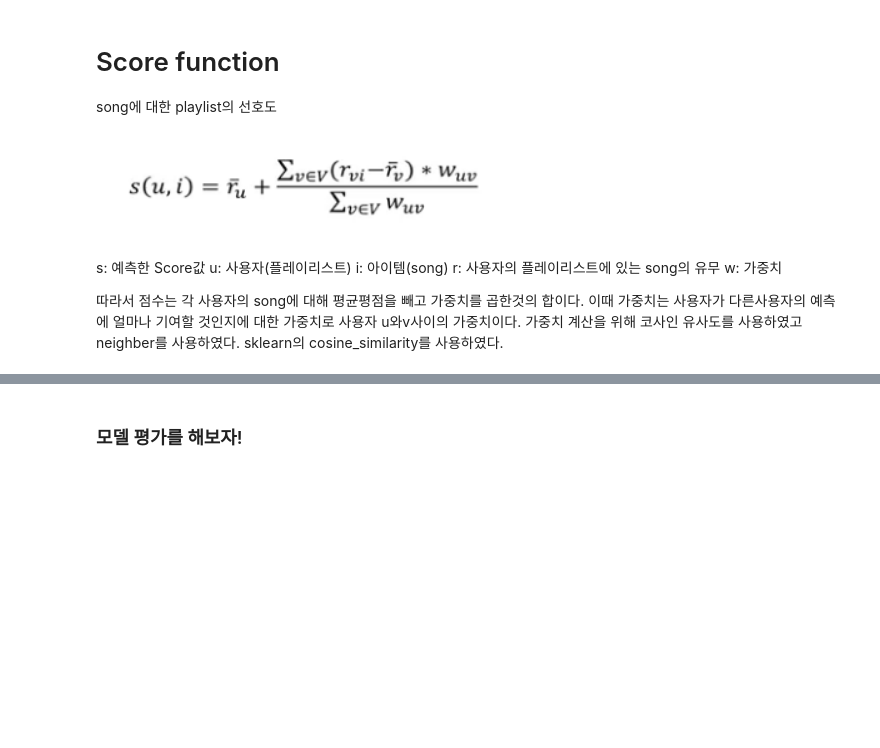
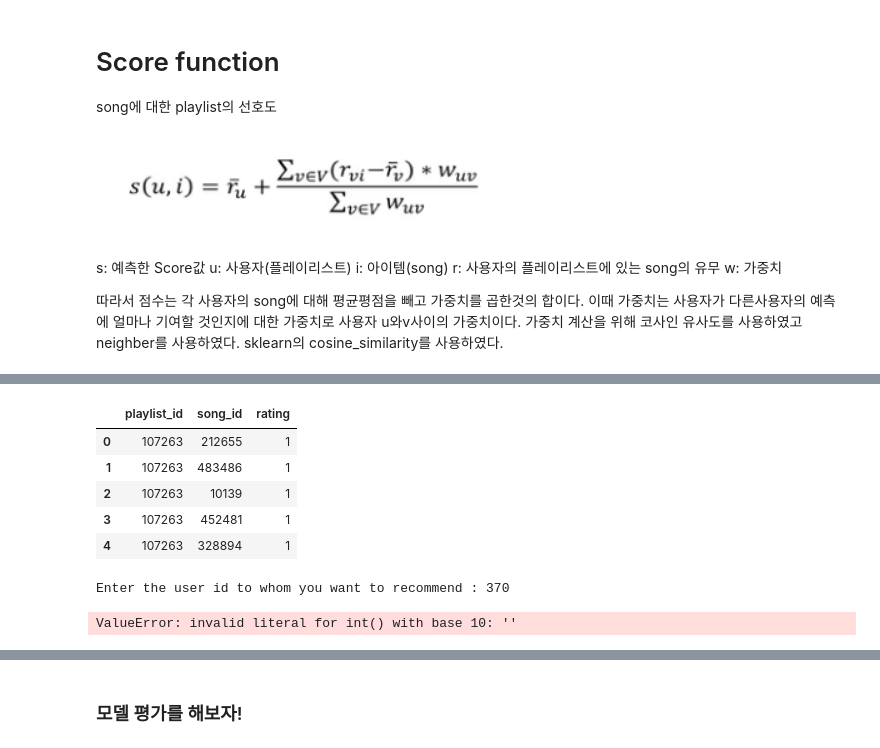
Before and after one commit to kye8524/MLTeamProject, a Jupyter notebook: train.ipynb, the cells around one changed output, grey strips where cells are left out. Drawn from its saved outputs; the diff is of its cells as text; code cells hidden in the pictures; blank space fills up the shorter version.

```diff
--- a/train.ipynb
+++ b/train.ipynb
@@ -224 +225,10 @@ Rating_avg.head()
+# %%
+Ratings.head()
+# %% [output]
+|  | playlist_id | song_id | rating |
+| 0 | 107263 | 212655 | 1 |
+| 1 | 107263 | 483486 | 1 |
+| 2 | 107263 | 10139 | 1 |
+| 3 | 107263 | 452481 | 1 |
+| 4 | 107263 | 328894 | 1 |
 # %%
@@ -257,8 +267,12 @@ def User_item_score1(user):
 # %%
 user = int(input("Enter the user id to whom you want to recommend : "))
-predicted_movies = User_item_score1(user)
+int(user)
+predicted_songs = User_item_score1(user,sim_user_30_m)
 print(" ")
 print("The Recommendations for User Id : 370")
 print("   ")
-for i in predicted_movies:
+for i in predicted_songs:
     print(i)
+# %% [output]
+Enter the user id to whom you want to recommend : 370
+ValueError: invalid literal for int() with base 10: ''
```
Also changed, not shown: parts of 16 cells of this notebook, 2 other files.
